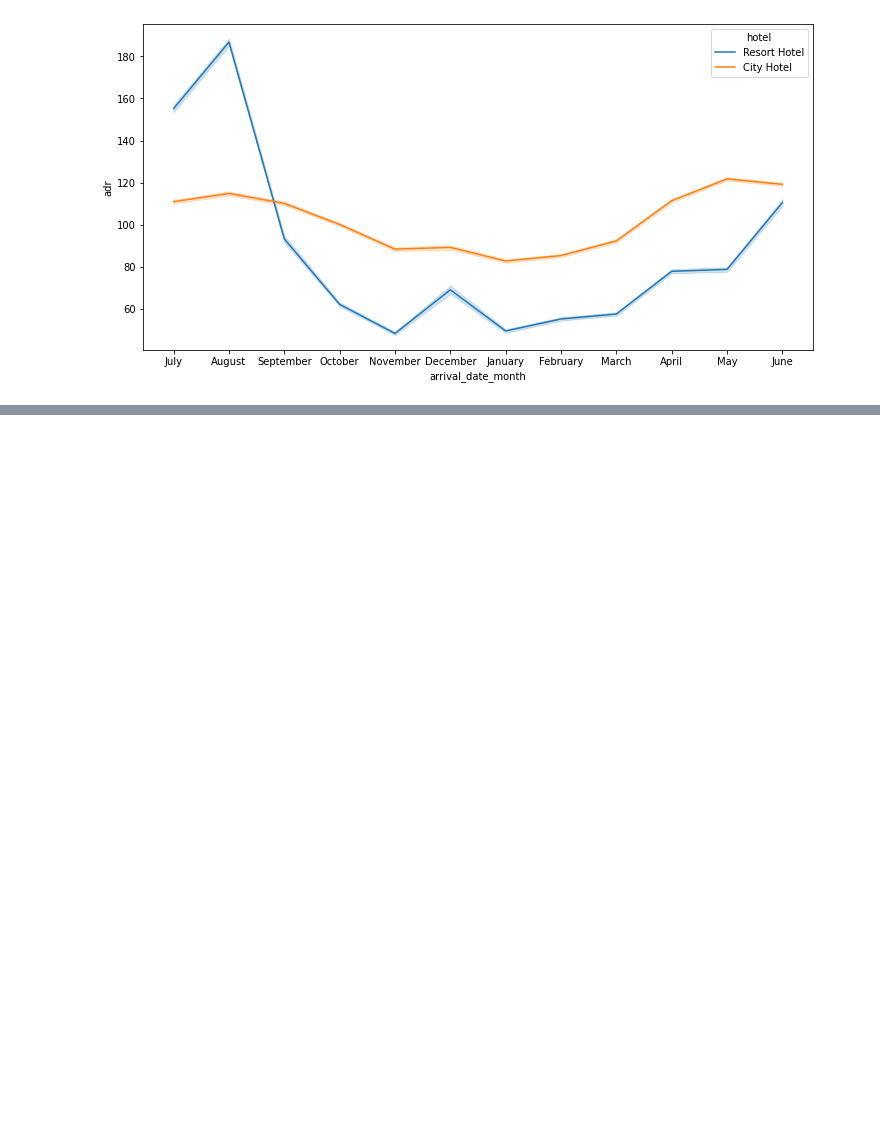
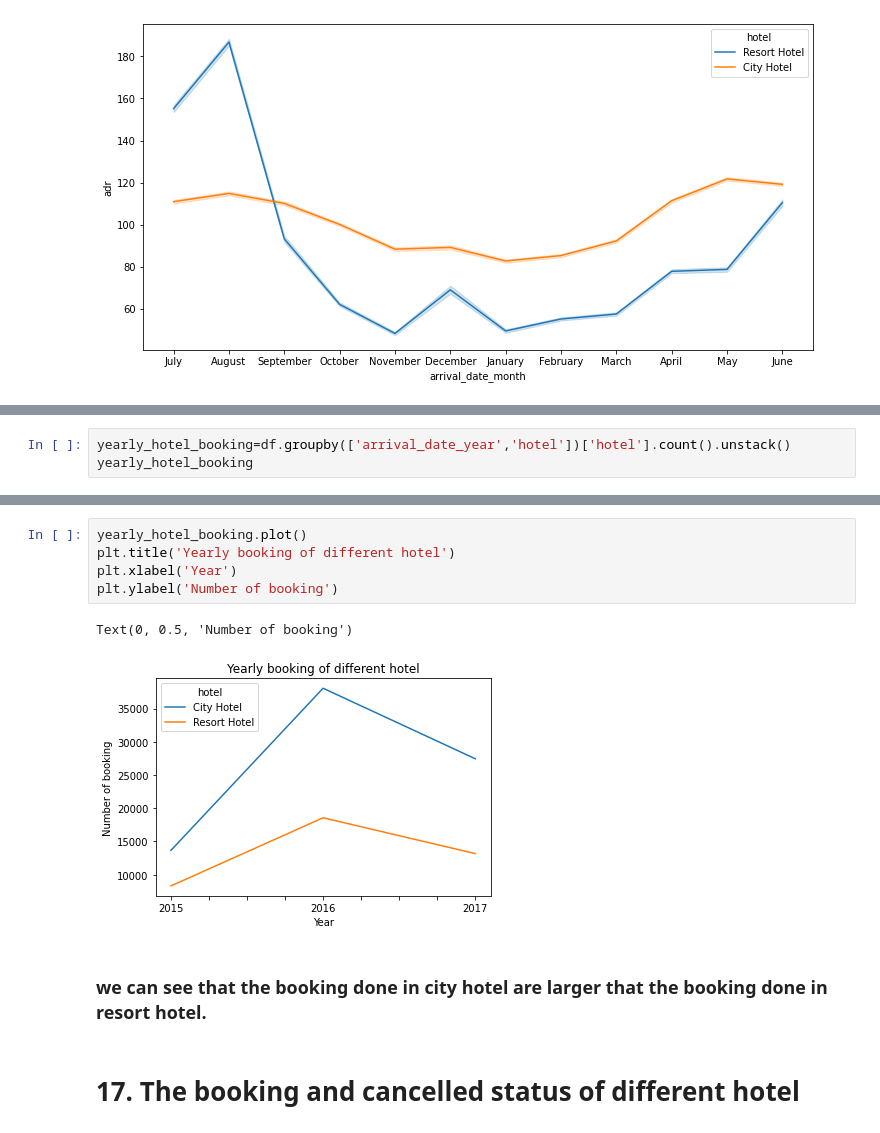
Before and after one commit to ashu08520/ashu08520, a Jupyter notebook: First_Project_Hotel_Booking_Analysis_Capstone_Project.ipynb, the cells around one changed output, grey strips where cells are left out. Drawn from its saved outputs; the diff is of its cells as text; blank space fills up the shorter version.

```diff
--- a/First_Project_Hotel_Booking_Analysis_Capstone_Project.ipynb
+++ b/First_Project_Hotel_Booking_Analysis_Capstone_Project.ipynb
@@ -632,0 +682,3 @@ plt.show()
+# %%
+yearly_hotel_booking=df.groupby(['arrival_date_year','hotel'])['hotel'].count().unstack()
+yearly_hotel_booking
@@ -632,0 +691,12 @@ plt.show()
+# %%
+yearly_hotel_booking.plot()
+plt.title('Yearly booking of different hotel')
+plt.xlabel('Year')
+plt.ylabel('Number of booking')
+# %% [output]
+Text(0, 0.5, 'Number of booking')
+[figure, added]
+# %% [markdown]
+### we can see that the booking done in city hotel are larger that the booking done in resort hotel.
+# %% [markdown]
+# **17. The booking and cancelled status of different hotel**
```
Also changed, not shown: parts of 13 cells of this notebook.
